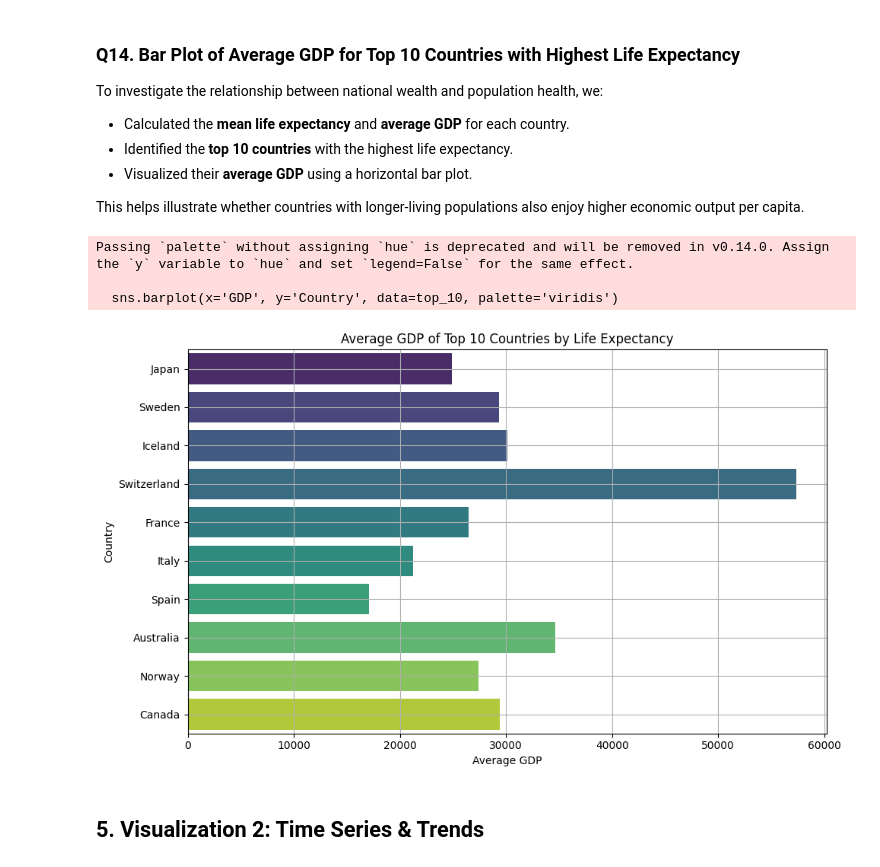
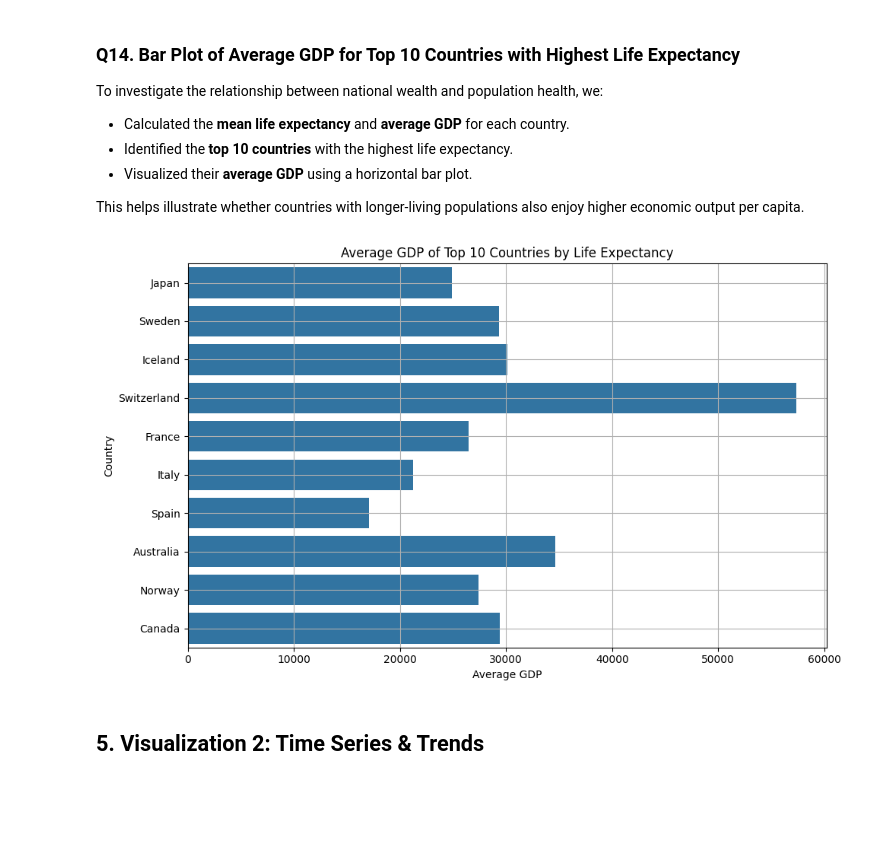
Before and after one commit to kameldeeb/Data-Analysis, a Jupyter notebook: life_expectancy_analysis.ipynb, the cells around one changed output. Cells and saved outputs as stored; diff of their text form; code cells hidden in the pictures; blank space fills up the shorter version.

```diff
--- a/life_expectancy_analysis.ipynb
+++ b/life_expectancy_analysis.ipynb
@@ -487,26 +487,23 @@ This helps illustrate whether countries with longer-living populations also enjo
 # %%
 filtered_df = df[['Country', 'Life expectancy', 'GDP']].dropna()
 
 country_avg = filtered_df.groupby('Country').agg({
     'Life expectancy': 'mean',
     'GDP': 'mean'
 }).reset_index()
 
 top_10 = country_avg.sort_values(by='Life expectancy', ascending=False).head(10)
 
 plt.figure(figsize=(10, 6))
-sns.barplot(x='GDP', y='Country', data=top_10, palette='viridis')
+sns.barplot(x='GDP', y='Country', data=top_10)
 plt.title('Average GDP of Top 10 Countries by Life Expectancy')
 plt.xlabel('Average GDP')
 plt.ylabel('Country')
 plt.grid(True)
 plt.tight_layout()
 plt.show()
 # %% [output]
-Passing `palette` without assigning `hue` is deprecated and will be removed in v0.14.0. Assign the `y` variable to `hue` and set `legend=False` for the same effect.
-
-  sns.barplot(x='GDP', y='Country', data=top_10, palette='viridis')
-[figure, old version]
+[figure, new version]
 # %% [markdown]
 ## 5. Visualization 2: Time Series & Trends
 # %% [markdown]
```
